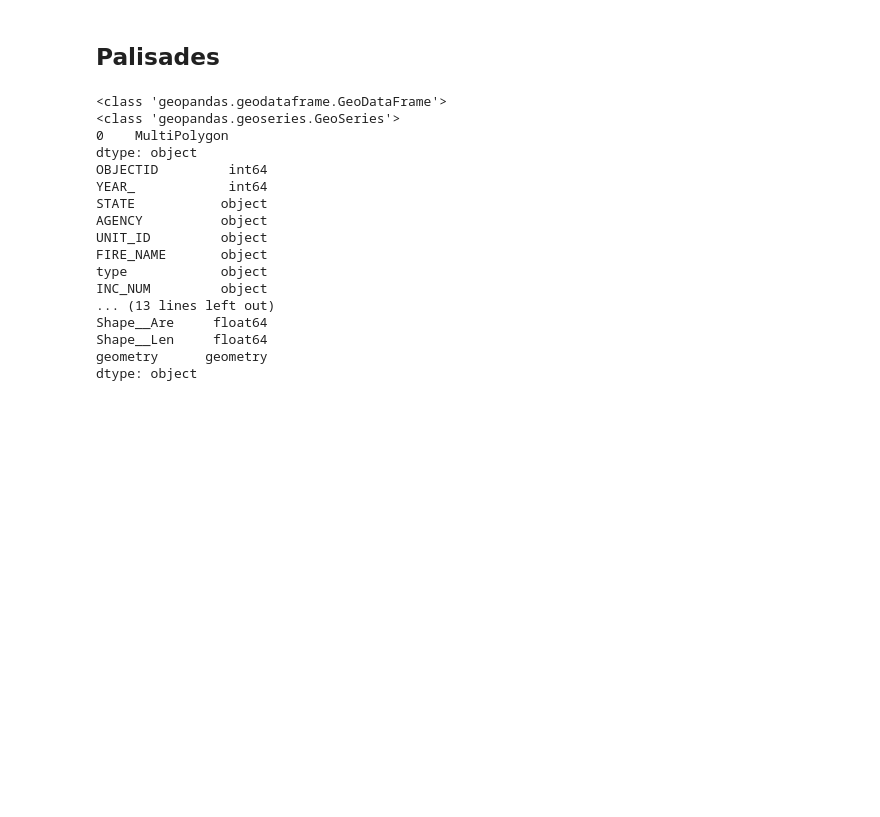
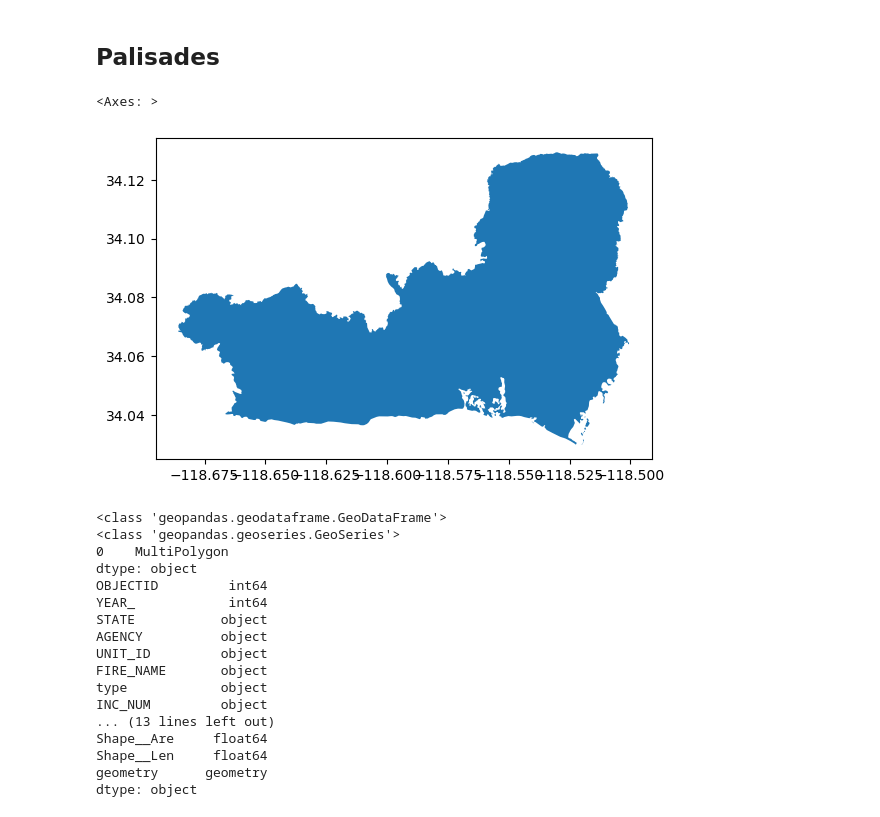
Before and after one commit to edengonzalezz/eds220-hwk4, a Jupyter notebook: hwk4-task2-false-color-GONZALEZ.ipynb, the cells around one changed output. Cells and saved outputs as stored; diff of their text form; code cells hidden in the pictures; blank space fills up the shorter version.

```diff
--- a/hwk4-task2-false-color-GONZALEZ.ipynb
+++ b/hwk4-task2-false-color-GONZALEZ.ipynb
@@ -79,6 +84,11 @@ Is geographic?:  True
 Is projected?: False
 # %% [markdown]
 ## Palisades
+# %%
+palisades.plot()
+# %% [output]
+<Axes: >
+[figure, added]
 # %%
 print(type(palisades))
 print(type(palisades.geometry))
```
Also changed, not shown: parts of 5 cells of this notebook.
